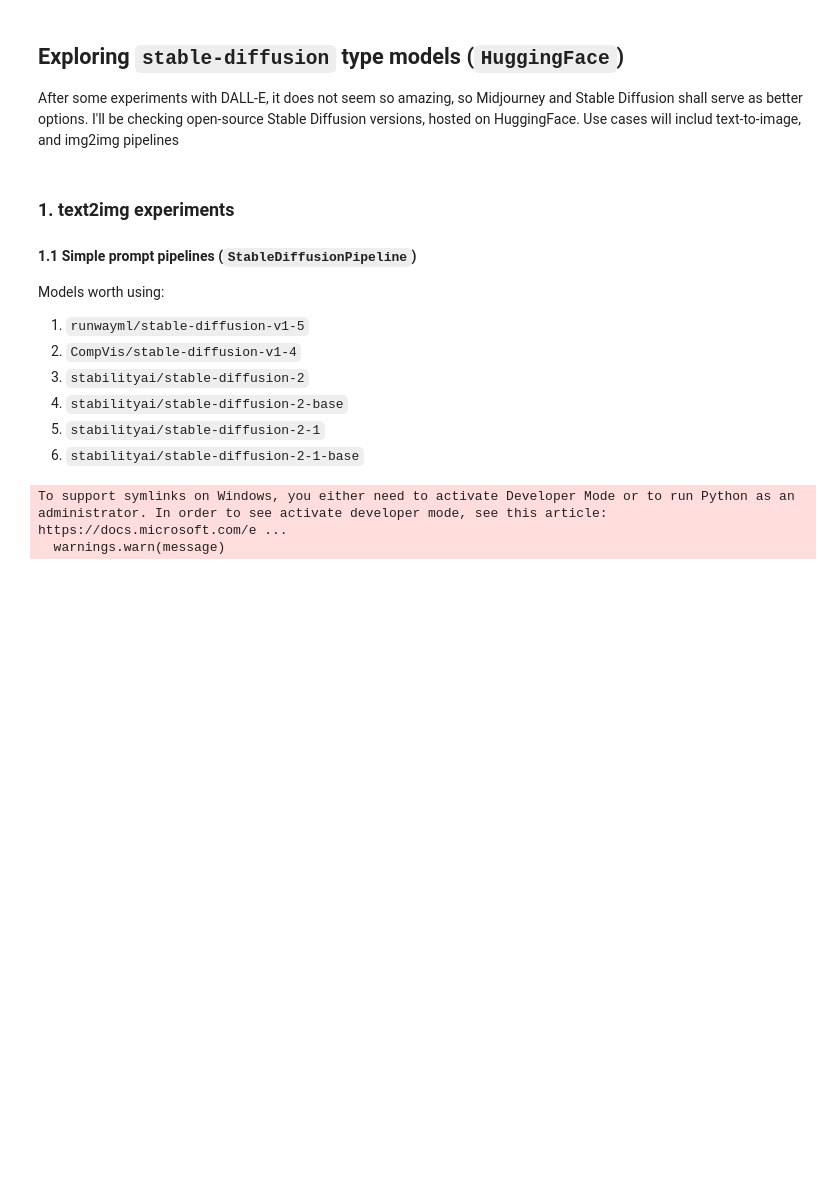
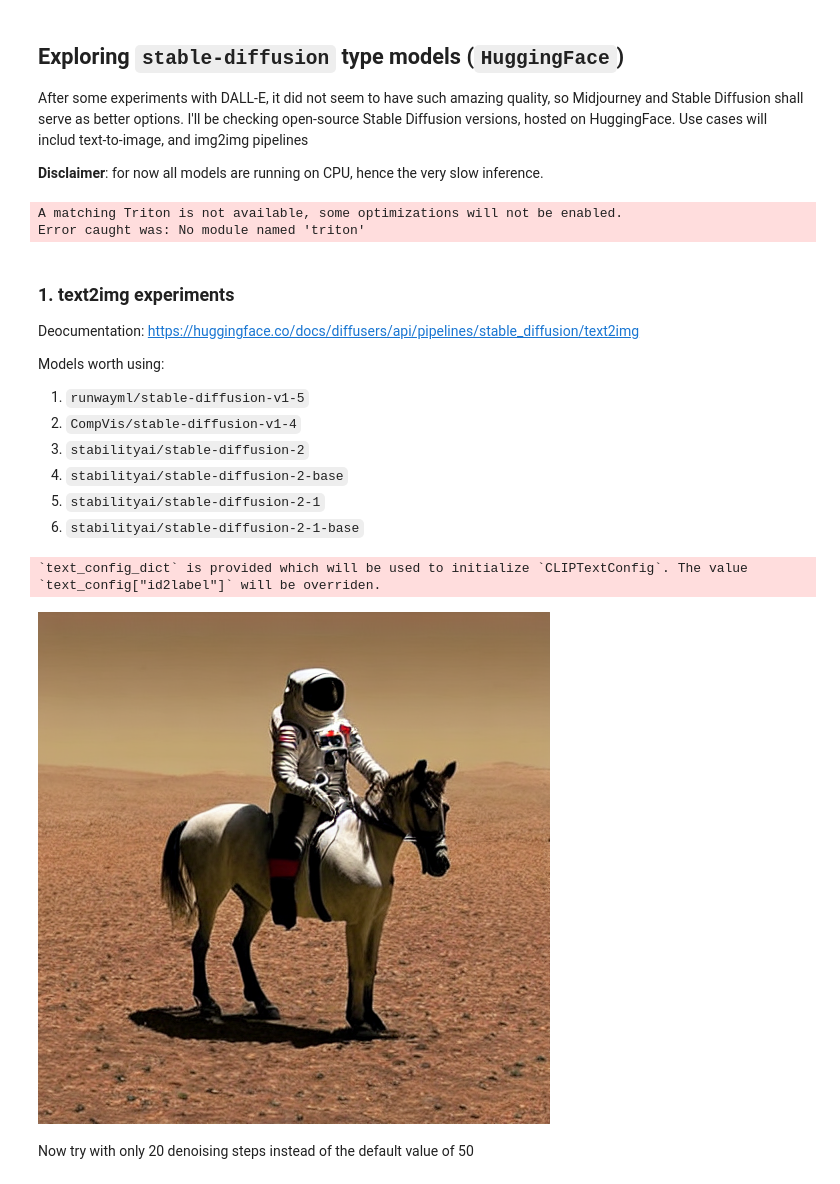
Before and after one commit to kristofrabay/GenerativeAI_experiments, a Jupyter notebook: nbs/stable_diffusion.ipynb, the cells around one changed output. Drawn from its saved outputs; the diff is of its cells as text; code cells hidden in the pictures; blank space fills up the shorter version.

Commit message:
torch reins w cu, stablediff text2img img2img done

```diff
--- a/nbs/stable_diffusion.ipynb
+++ b/nbs/stable_diffusion.ipynb
@@ -1,20 +1,33 @@
 # %% [markdown]
 ## Exploring `stable-diffusion` type models (`HuggingFace`)
 
-After some experiments with DALL-E, it does not seem so amazing, so Midjourney and Stable Diffusion shall serve as better options.
+After some experiments with DALL-E, it did not seem to have such amazing quality, so Midjourney and Stable Diffusion shall serve as better options.
 I'll be checking open-source Stable Diffusion versions, hosted on HuggingFace.
 Use cases will includ text-to-image, and img2img pipelines
+
+**Disclaimer**: for now all models are running on CPU, hence the very slow inference.
 # %%
-from diffusers import StableDiffusionPipeline, StableDiffusionUpscalePipeline, StableDiffusionInpaintPipeline, EulerDiscreteScheduler
+from diffusers import (
+
+    StableDiffusionPipeline,
+    StableDiffusionImg2ImgPipeline,
+    StableDiffusionUpscalePipeline,
+    StableDiffusionInpaintPipeline,
+    EulerDiscreteScheduler
+)
 
 import requests
 from PIL import Image
 from io import BytesIO
 
 import torch
+# %% [output]
+A matching Triton is not available, some optimizations will not be enabled.
+Error caught was: No module named 'triton'
 # %% [markdown]
 ### 1. text2img experiments
-#### 1.1 Simple prompt pipelines (`StableDiffusionPipeline`)
+
+Deocumentation: https://huggingface.co/docs/diffusers/api/pipelines/stable_diffusion/text2img
 
 Models worth using:
 1. `runwayml/stable-diffusion-v1-5`
@@ -25,10 +38,15 @@ Models worth using:
 5. `stabilityai/stable-diffusion-2-1-base`
 # %%
 model_id = "runwayml/stable-diffusion-v1-5"
-pipe = StableDiffusionPipeline.from_pretrained(model_id, torch_dtype=torch.float16)
+pipe = StableDiffusionPipeline.from_pretrained(model_id) #, torch_dtype=torch.float16 --> if CUDA available
 # %% [output]
-To support symlinks on Windows, you either need to activate Developer Mode or to run Python as an administrator. In order to see activate developer mode, see this article: https://docs.microsoft.com/e ...
-  warnings.warn(message)
+`text_config_dict` is provided which will be used to initialize `CLIPTextConfig`. The value `text_config["id2label"]` will be overriden.
 # %%
 prompt = "a photo of an astronaut riding a horse on mars"
 image = pipe(prompt).images[0]
+# %%
+image
+# %% [output]
+[figure, added]
+# %% [markdown]
+Now try with only 20 denoising steps instead of the default value of 50
```
Also changed, not shown: parts of 14 cells of this notebook, 1 other file.
